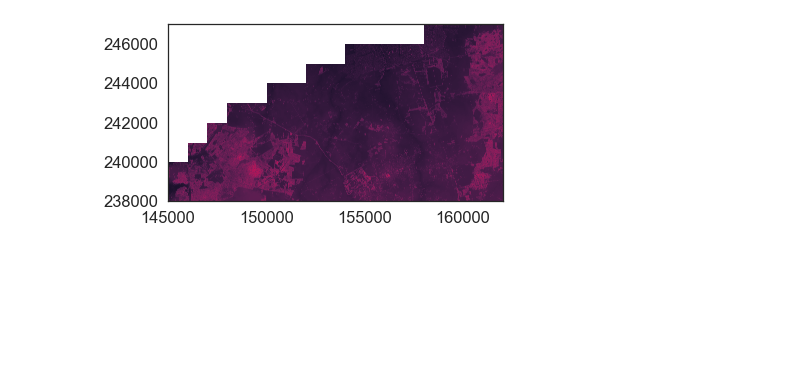
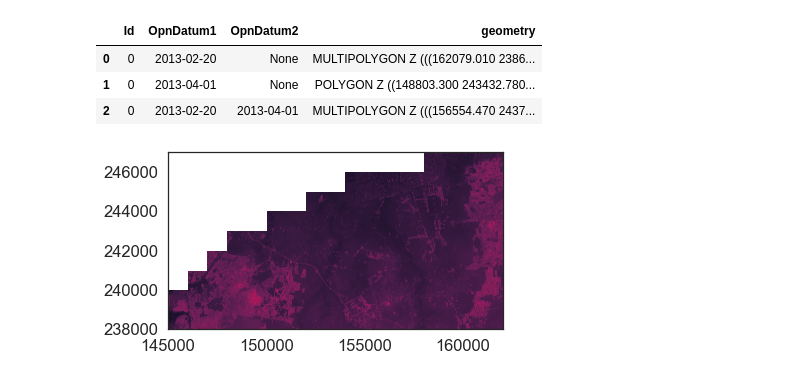
Before and after one commit to JorgVervaet/3D_houses, a Jupyter notebook: 3D houses.ipynb, the cells around one changed output. Saved outputs shown, nothing was run; the diff lists cells and outputs as text; code cells hidden in the pictures; blank space fills up the shorter version.

```diff
--- a/3D houses.ipynb
+++ b/3D houses.ipynb
@@ -1,8 +1,14 @@
 # %%
 import geopandas as gpd
 dsm = "/Users/Jorg/3D_houses_data/DHMVIIDSMRAS1m_k01/GeoTIFF/DHMVIIDSMRAS1m_k01.tif"
 dtm = "/Users/Jorg/3D_houses_data/DHMVIIDTMRAS1m_k01/GeoTIFF/DHMVIIDTMRAS1m_k01.tif"
-shapefile = gpd.read_file("/Users/Jorg/3D_houses_data/DHMVIIDTMRAS1m_k01/DHMVII_vdc_k01/DHMVII_vdc_k01.shp")
+shpfile = gpd.read_file("/Users/Jorg/3D_houses_data/DHMVIIDTMRAS1m_k01/DHMVII_vdc_k01/DHMVII_vdc_k01.shp")
+shpfile
+# %% [output]
+|  | Id | OpnDatum1 | OpnDatum2 | geometry |
+| 0 | 0 | 2013-02-20 | None | MULTIPOLYGON Z (((162079.010 2386... |
+| 1 | 0 | 2013-04-01 | None | POLYGON Z ((148803.300 243432.780... |
+| 2 | 0 | 2013-02-20 | 2013-04-01 | MULTIPOLYGON Z (((156554.470 2437... |
 # %%
 # Import necessary packages
 import os
```
Also changed, not shown: parts of 3 cells of this notebook, 2 other files.
